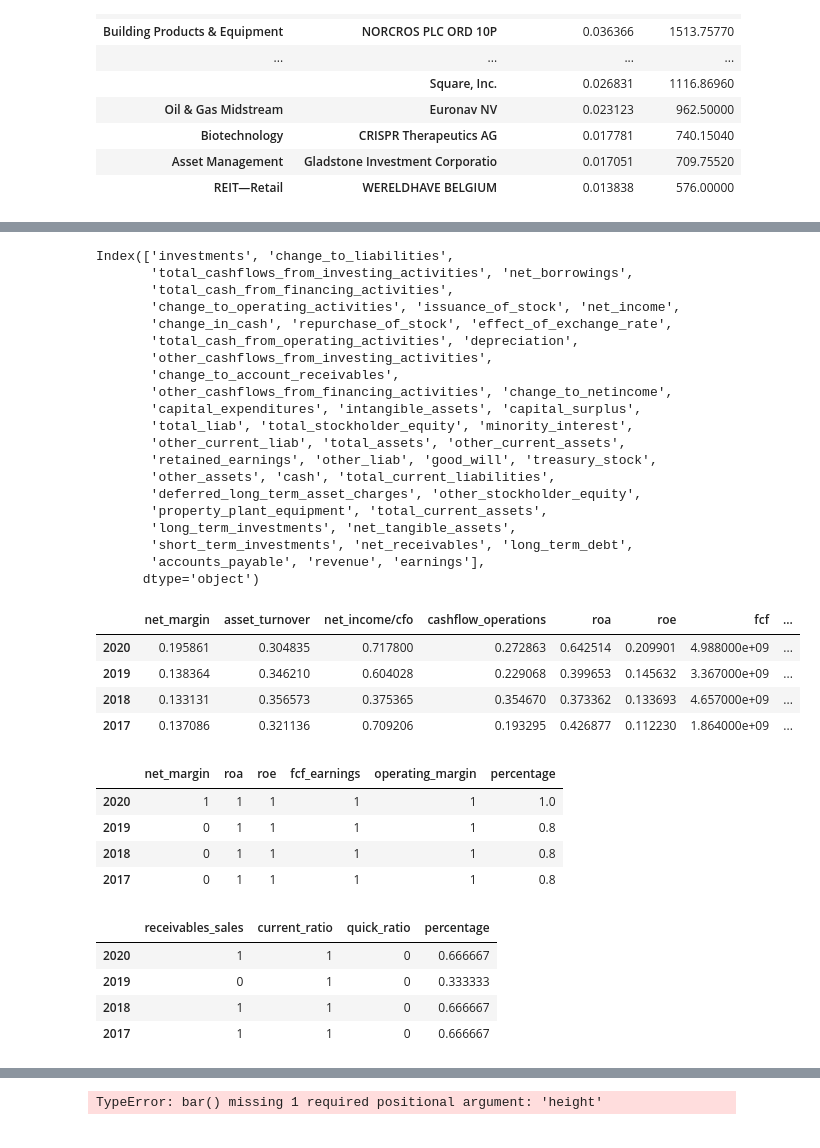
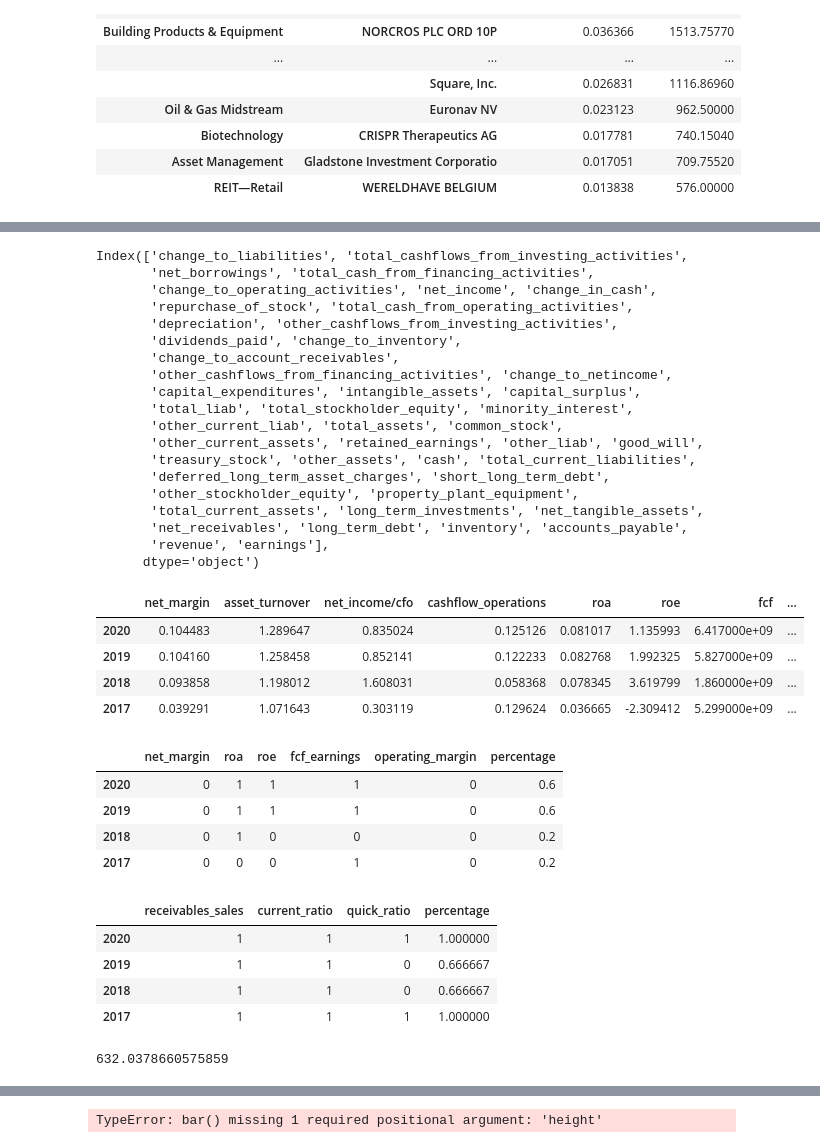
Before and after one commit to Michiel-DK/iex, a Jupyter notebook: yahoo.ipynb, the cells around one changed output, grey strips where cells are left out. Cells and saved outputs as stored; diff of their text form; code cells hidden in the pictures.

```diff
--- a/yahoo.ipynb
+++ b/yahoo.ipynb
@@ -95,0 +94,4 @@ tick = yf.Ticker("PYPL")
+# %%
+ticker = "LMT"
+tick = yf.Ticker(ticker)
+tick
@@ -161,53 +172,55 @@ result
 # %%
 result.columns
 # %% [output]
-Index(['investments', 'change_to_liabilities',
-       'total_cashflows_from_investing_activities', 'net_borrowings',
-       'total_cash_from_financing_activities',
-       'change_to_operating_activities', 'issuance_of_stock', 'net_income',
-       'change_in_cash', 'repurchase_of_stock', 'effect_of_exchange_rate',
-       'total_cash_from_operating_activities', 'depreciation',
-       'other_cashflows_from_investing_activities',
+Index(['change_to_liabilities', 'total_cashflows_from_investing_activities',
+       'net_borrowings', 'total_cash_from_financing_activities',
+       'change_to_operating_activities', 'net_income', 'change_in_cash',
+       'repurchase_of_stock', 'total_cash_from_operating_activities',
+       'depreciation', 'other_cashflows_from_investing_activities',
+       'dividends_paid', 'change_to_inventory',
        'change_to_account_receivables',
        'other_cashflows_from_financing_activities', 'change_to_netincome',
        'capital_expenditures', 'intangible_assets', 'capital_surplus',
        'total_liab', 'total_stockholder_equity', 'minority_interest',
-       'other_current_liab', 'total_assets', 'other_current_assets',
-       'retained_earnings', 'other_liab', 'good_will', 'treasury_stock',
-       'other_assets', 'cash', 'total_current_liabilities',
-       'deferred_long_term_asset_charges', 'other_stockholder_equity',
-       'property_plant_equipment', 'total_current_assets',
-       'long_term_investments', 'net_tangible_assets',
-       'short_term_investments', 'net_receivables', 'long_term_debt',
-       'accounts_payable', 'revenue', 'earnings'],
+       'other_current_liab', 'total_assets', 'common_stock',
+       'other_current_assets', 'retained_earnings', 'other_liab', 'good_will',
+       'treasury_stock', 'other_assets', 'cash', 'total_current_liabilities',
+       'deferred_long_term_asset_charges', 'short_long_term_debt',
+       'other_stockholder_equity', 'property_plant_equipment',
+       'total_current_assets', 'long_term_investments', 'net_tangible_assets',
+       'net_receivables', 'long_term_debt', 'inventory', 'accounts_payable',
+       'revenue', 'earnings'],
       dtype='object')
 # %%
 ratios = pd.DataFrame()
 ratios['net_margin'] = result['net_income']/result['revenue']
 ratios['asset_turnover'] = result['revenue']/result['total_assets']
 ratios['net_income/cfo'] = result['net_income']/result['total_cash_from_operating_activities']
 ratios['cashflow_operations'] = result['total_cash_from_operating_activities']/result['revenue']
 ratios['roa'] = ratios['net_margin'] / ratios['asset_turnover']
 ratios['roe'] = ratios['net_margin'] * ratios['asset_turnover'] * (result['total_assets'] / result['total_stockholder_equity'])
 ratios['fcf'] = result['total_cash_from_operating_activities'] - abs(result['capital_expenditures'])
 ratios['fcf_earnings'] = ratios['fcf'] / result['revenue']
 ratios['operating_margin'] = result['total_cash_from_operating_activities'] / result['revenue']
 ratios['financial_leverage'] =  result['total_assets'] / result['total_stockholder_equity']
 ratios['debt_to_equity'] = result['long_term_debt'] / result['total_stockholder_equity']
 ratios['current_ratio'] = result['total_current_assets'] / result['total_current_liabilities']
 try:
     ratios['quick_ratio'] = (result['total_current_assets'] + result['inventory']) / result['total_current_liabilities']
 except KeyError:
     ratios['quick_ratio'] = result['total_current_assets']  / result['total_current_liabilities']
-ratios['goodwill_to_assets'] = result['good_will'] / result['total_current_assets']
+try:
+    ratios['goodwill_to_assets'] = result['good_will'] / result['total_current_assets']
+except KeyError:
+    pass
 ratios['receivables_sales'] = result['net_receivables'] / result['revenue']
 ratios.head()
 # %% [output]
 |  | net_margin | asset_turnover | net_income/cfo | cashflow_operations | roa | roe | fcf | ... |
-| 2020 | 0.195861 | 0.304835 | 0.717800 | 0.272863 | 0.642514 | 0.209901 | 4.988000e+09 | ... |
-| 2019 | 0.138364 | 0.346210 | 0.604028 | 0.229068 | 0.399653 | 0.145632 | 3.367000e+09 | ... |
-| 2018 | 0.133131 | 0.356573 | 0.375365 | 0.354670 | 0.373362 | 0.133693 | 4.657000e+09 | ... |
-| 2017 | 0.137086 | 0.321136 | 0.709206 | 0.193295 | 0.426877 | 0.112230 | 1.864000e+09 | ... |
+| 2020 | 0.104483 | 1.289647 | 0.835024 | 0.125126 | 0.081017 | 1.135993 | 6.417000e+09 | ... |
+| 2019 | 0.104160 | 1.258458 | 0.852141 | 0.122233 | 0.082768 | 1.992325 | 5.827000e+09 | ... |
+| 2018 | 0.093858 | 1.198012 | 1.608031 | 0.058368 | 0.078345 | 3.619799 | 1.860000e+09 | ... |
+| 2017 | 0.039291 | 1.071643 | 0.303119 | 0.129624 | 0.036665 | -2.309412 | 5.299000e+09 | ... |
 # %%
 moat = pd.DataFrame()
 moat['net_margin'] = ratios['net_margin'].apply(lambda x: 1 if x >= 0.15 else 0)
@@ -219,10 +232,10 @@ moat['percentage'] = moat.sum(axis=1)/moat.count(axis=1)
 moat
 # %% [output]
 |  | net_margin | roa | roe | fcf_earnings | operating_margin | percentage |
-| 2020 | 1 | 1 | 1 | 1 | 1 | 1.0 |
-| 2019 | 0 | 1 | 1 | 1 | 1 | 0.8 |
-| 2018 | 0 | 1 | 1 | 1 | 1 | 0.8 |
-| 2017 | 0 | 1 | 1 | 1 | 1 | 0.8 |
+| 2020 | 0 | 1 | 1 | 1 | 0 | 0.6 |
+| 2019 | 0 | 1 | 1 | 1 | 0 | 0.6 |
+| 2018 | 0 | 1 | 0 | 0 | 0 | 0.2 |
+| 2017 | 0 | 0 | 0 | 1 | 0 | 0.2 |
 # %%
 health = pd.DataFrame()
 health['receivables_sales'] = ratios['receivables_sales'].apply(lambda x: 1 if x < 0.25 else 0)
@@ -232,7 +245,7 @@ health['percentage'] = health.sum(axis=1)/health.count(axis=1)
 health
 # %% [output]
 |  | receivables_sales | current_ratio | quick_ratio | percentage |
-| 2020 | 1 | 1 | 0 | 0.666667 |
-| 2019 | 0 | 1 | 0 | 0.333333 |
+| 2020 | 1 | 1 | 1 | 1.000000 |
+| 2019 | 1 | 1 | 0 | 0.666667 |
 | 2018 | 1 | 1 | 0 | 0.666667 |
-| 2017 | 1 | 1 | 0 | 0.666667 |
+| 2017 | 1 | 1 | 1 | 1.000000 |
@@ -238,0 +262,8 @@ health
+# %%
+perpetuity_growth = 0.05
+perpertuity = (cashflow_ls[-1]*(1+perpetuity_growth)/(discount-perpetuity_growth))
+disc_perp = perpertuity/math.pow(1+discount,index[-1])
+equity_value = sum(discounted_cashflow_ls) + disc_perp
+equity_value/outstanding
+# %% [output]
+632.0378660575859
```
Also changed, not shown: parts of 11 cells of this notebook.
